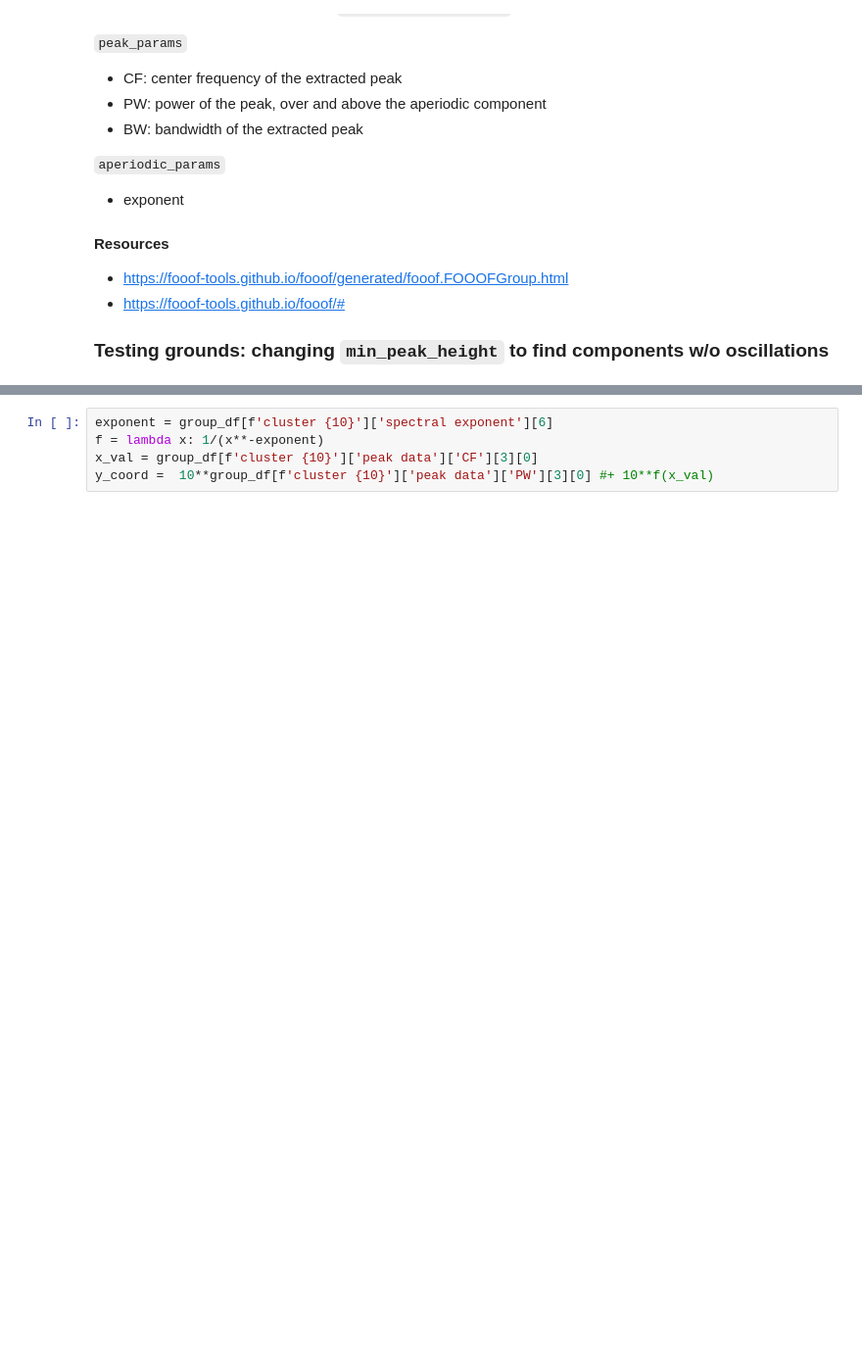
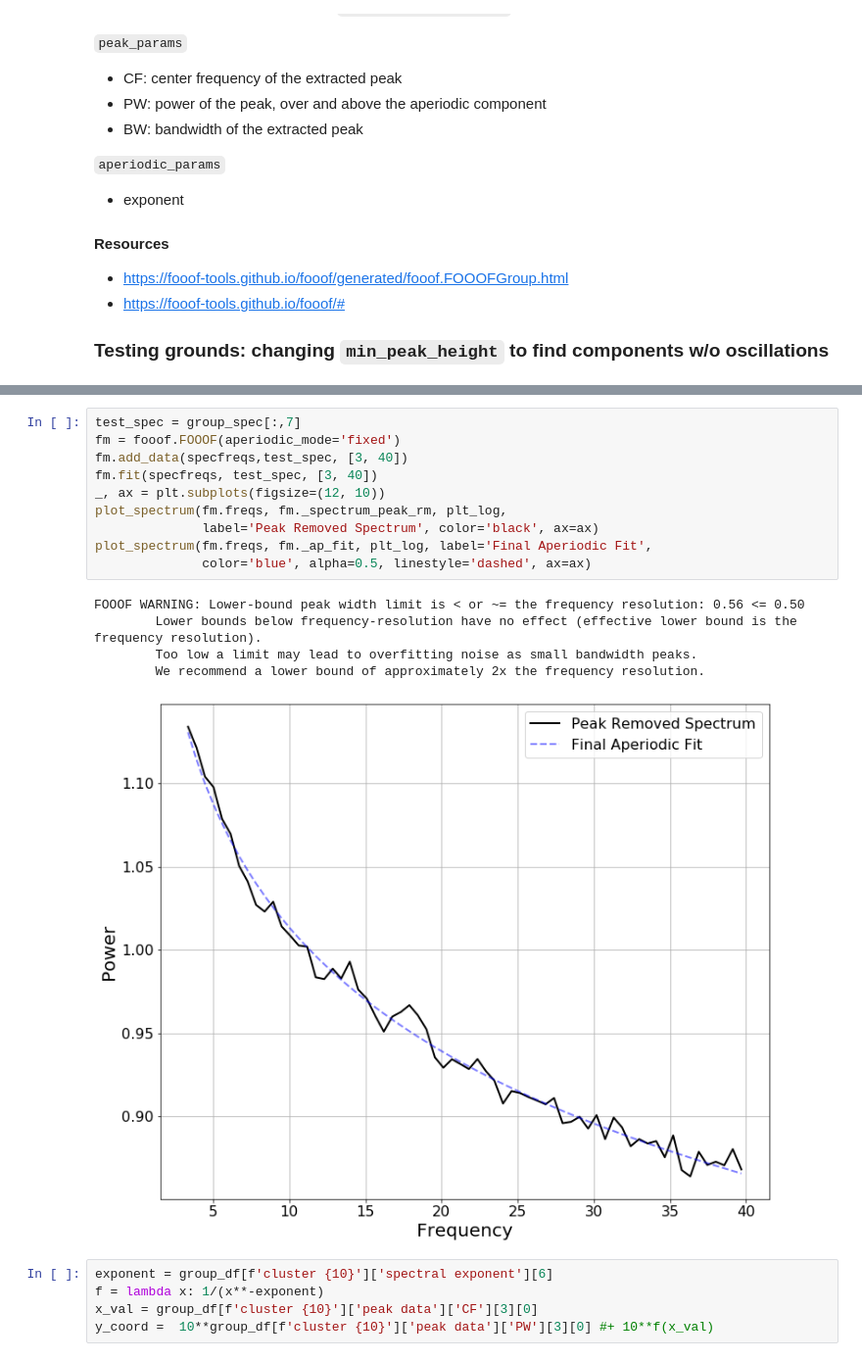
Before and after one commit to bfbarry/Metric-Modulation, a Jupyter notebook: spectral_analysis.ipynb, the cells around one changed output, grey strips where cells are left out. Shown at 98% size. Cells and saved outputs as stored; diff of their text form; blank space fills up the shorter version.

```diff
--- a/spectral_analysis.ipynb
+++ b/spectral_analysis.ipynb
@@ -82,3 +90,19 @@ plt.show()
+# %%
+test_spec = group_spec[:,7]
+fm = fooof.FOOOF(aperiodic_mode='fixed')
+fm.add_data(specfreqs,test_spec, [3, 40])
+fm.fit(specfreqs, test_spec, [3, 40])
+_, ax = plt.subplots(figsize=(12, 10))
+plot_spectrum(fm.freqs, fm._spectrum_peak_rm, plt_log,
+              label='Peak Removed Spectrum', color='black', ax=ax)
+plot_spectrum(fm.freqs, fm._ap_fit, plt_log, label='Final Aperiodic Fit',
+              color='blue', alpha=0.5, linestyle='dashed', ax=ax)
+# %% [output]
+FOOOF WARNING: Lower-bound peak width limit is < or ~= the frequency resolution: 0.56 <= 0.50
+        Lower bounds below frequency-resolution have no effect (effective lower bound is the frequency resolution).
+        Too low a limit may lead to overfitting noise as small bandwidth peaks.
+        We recommend a lower bound of approximately 2x the frequency resolution.
+[figure, added]
 # %%
 exponent = group_df[f'cluster {10}']['spectral exponent'][6]
 f = lambda x: 1/(x**-exponent)
```
Also changed, not shown: parts of 8 cells of this notebook, 1 other file.
